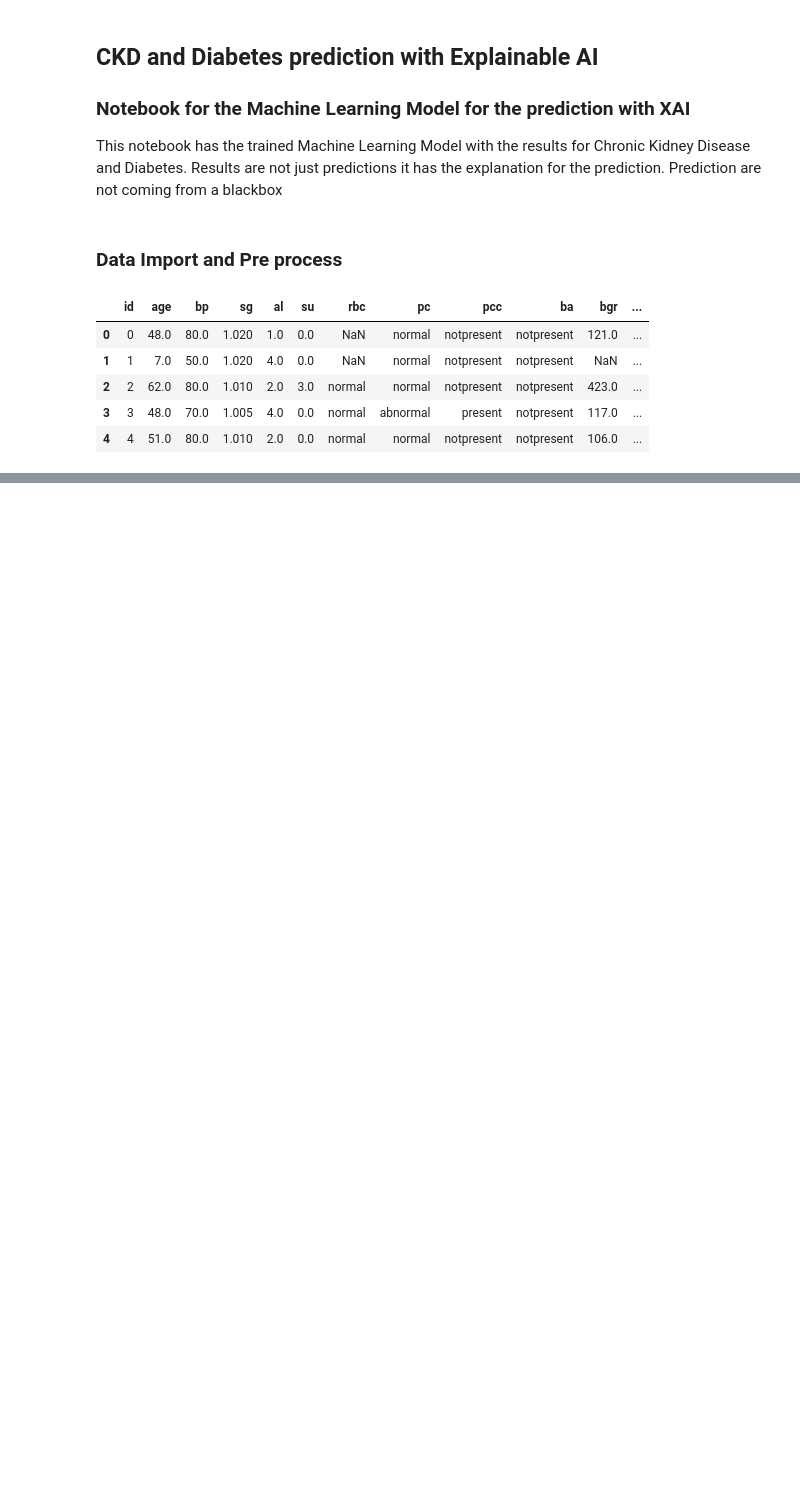
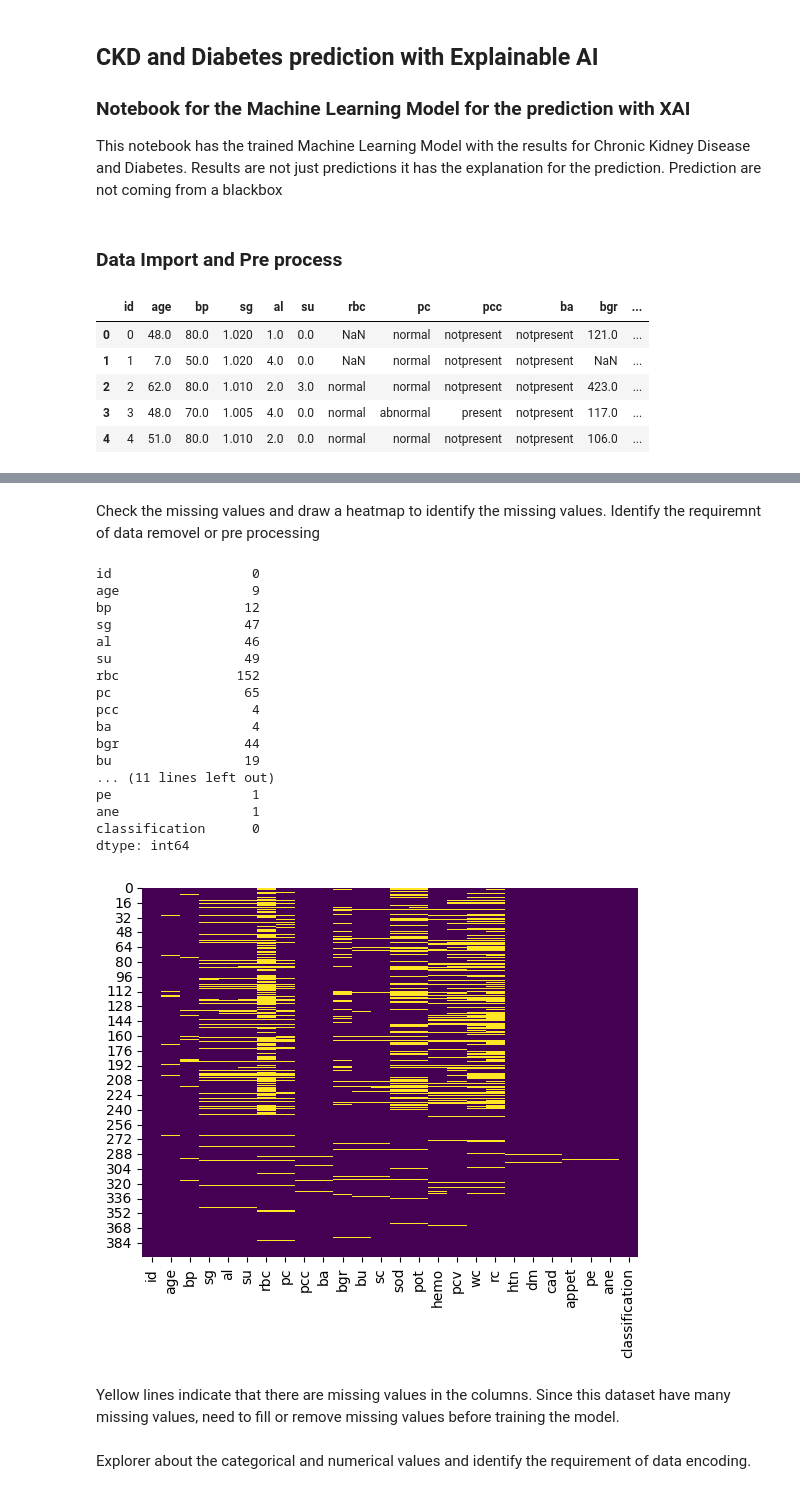
Before and after one commit to AnushkaSamaranayake/CKD_and_Diabetes_prediction_with_Explainable_AI_-XAI-, a Jupyter notebook: model.ipynb, the cells around one changed output, grey strips where cells are left out. Cells and saved outputs as stored; diff of their text form; code cells hidden in the pictures; blank space fills up the shorter version.

Commit message:
Basic model training is done

```diff
--- a/model.ipynb
+++ b/model.ipynb
@@ -58,0 +66,33 @@ max    399.000000   90.000000  180.000000  ...  163.000000   47.000000   17.8000
+# %% [markdown]
+Check the missing values and draw a heatmap to identify the missing values. Identify the requiremnt of data removel or pre processing
+# %%
+#Check missing values
+
+#gives the total null values
+print(df.isnull().sum())
+
+sns.heatmap(df.isnull(), cbar=False, cmap='viridis')
+plt.show()
+# %% [output]
+id                  0
+age                 9
+bp                 12
+sg                 47
+al                 46
+su                 49
+rbc               152
+pc                 65
+pcc                 4
+ba                  4
+bgr                44
+bu                 19
+... (11 lines left out)
+pe                  1
+ane                 1
+classification      0
+dtype: int64
+[figure, added]
+# %% [markdown]
+Yellow lines indicate that there are missing values in the columns. Since this dataset have many missing values, need to fill or remove missing values before training the model.
+# %% [markdown]
+Explorer about the categorical and numerical values and identify the requirement of data encoding.
```
Also changed, not shown: parts of 26 cells of this notebook.
